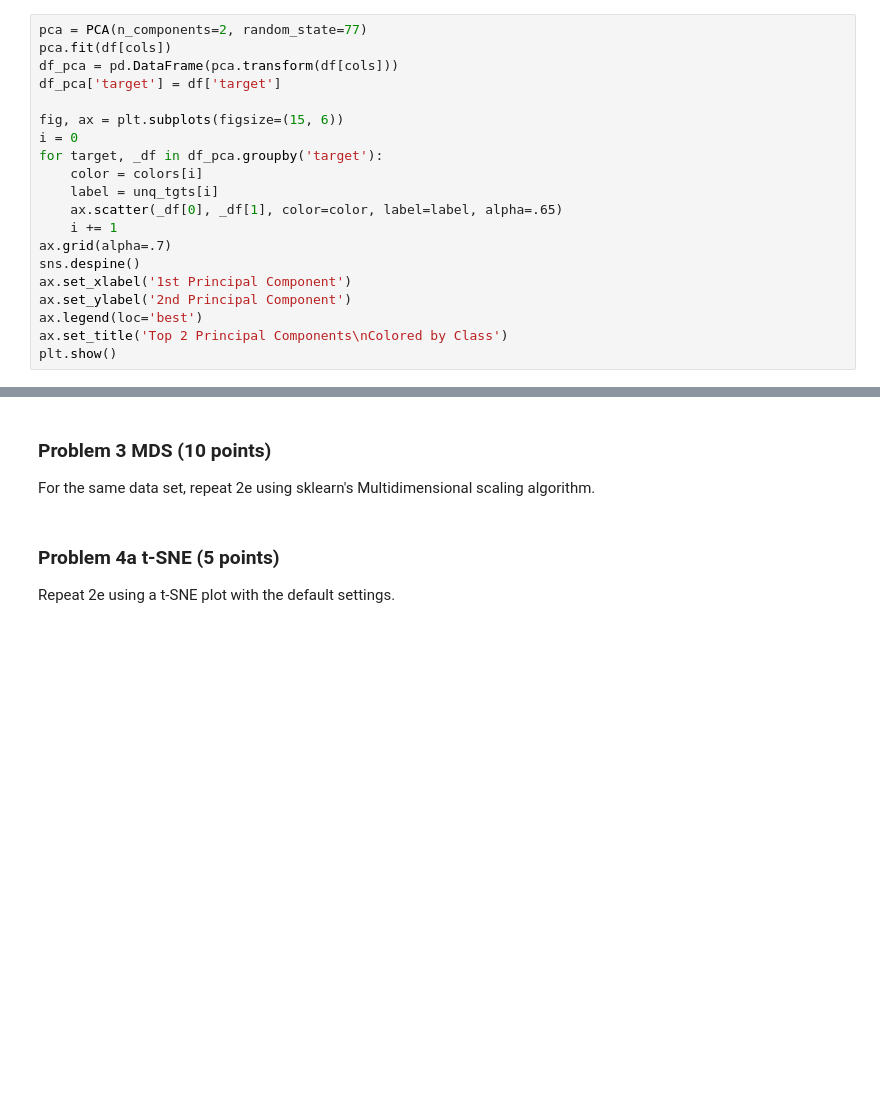
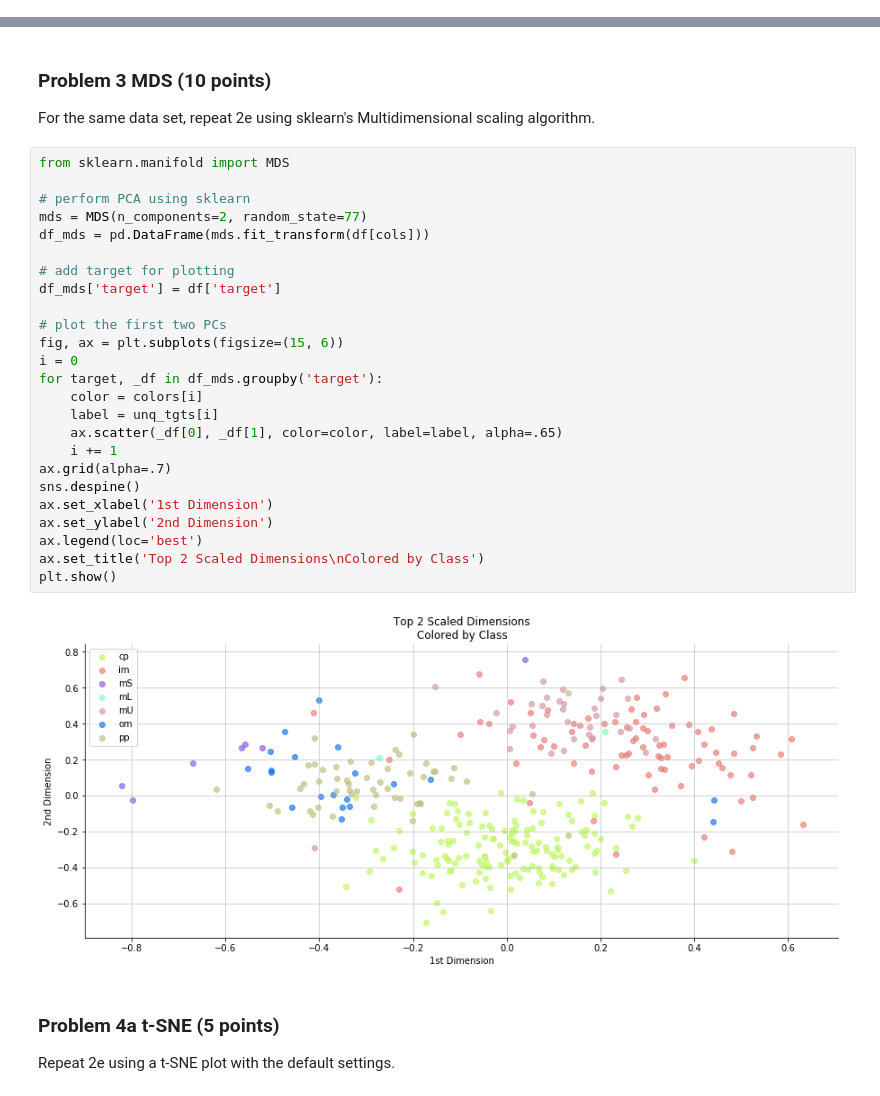
Before and after one commit to paulmattheww/Harvard-CS82-Advanced-ML, a Jupyter notebook: Assignments/CSCI E-82 Assignment 1.ipynb, the cells around one changed output, grey strips where cells are left out. Saved outputs shown, nothing was run; the diff lists cells and outputs as text; blank space fills up the shorter version.

```diff
--- a/Assignments/CSCI E-82 Assignment 1.ipynb
+++ b/Assignments/CSCI E-82 Assignment 1.ipynb
@@ -293,23 +295,3 @@ ax.set_title('Top 2 Principal Components\nColored by Class')
 plt.show()
 # %% [output]
 [figure]
-# %%
-pca = PCA(n_components=2, random_state=77)
-pca.fit(df[cols])
-df_pca = pd.DataFrame(pca.transform(df[cols]))
-df_pca['target'] = df['target']
-
-fig, ax = plt.subplots(figsize=(15, 6))
-i = 0
-for target, _df in df_pca.groupby('target'):
-    color = colors[i]
-    label = unq_tgts[i]
-    ax.scatter(_df[0], _df[1], color=color, label=label, alpha=.65)
-    i += 1
-ax.grid(alpha=.7)
-sns.despine()
-ax.set_xlabel('1st Principal Component')
-ax.set_ylabel('2nd Principal Component')
-ax.legend(loc='best')
-ax.set_title('Top 2 Principal Components\nColored by Class')
-plt.show()
@@ -370,6 +350,33 @@ The PCA that you have just completed takes each data point and projects it using
 ### Problem 3  MDS  (10 points)
 
 For the same data set, repeat 2e using sklearn's Multidimensional scaling algorithm.
+# %%
+from sklearn.manifold import MDS
+
+# perform PCA using sklearn
+mds = MDS(n_components=2, random_state=77)
+df_mds = pd.DataFrame(mds.fit_transform(df[cols]))
+
+# add target for plotting
+df_mds['target'] = df['target']
+
+# plot the first two PCs
+fig, ax = plt.subplots(figsize=(15, 6))
+i = 0
+for target, _df in df_mds.groupby('target'):
+    color = colors[i]
+    label = unq_tgts[i]
+    ax.scatter(_df[0], _df[1], color=color, label=label, alpha=.65)
+    i += 1
+ax.grid(alpha=.7)
+sns.despine()
+ax.set_xlabel('1st Dimension')
+ax.set_ylabel('2nd Dimension')
+ax.legend(loc='best')
+ax.set_title('Top 2 Scaled Dimensions\nColored by Class')
+plt.show()
+# %% [output]
+[figure, added]
 # %% [markdown]
 ### Problem 4a  t-SNE  (5 points)
 
```
Also changed, not shown: parts of 3 cells of this notebook.
